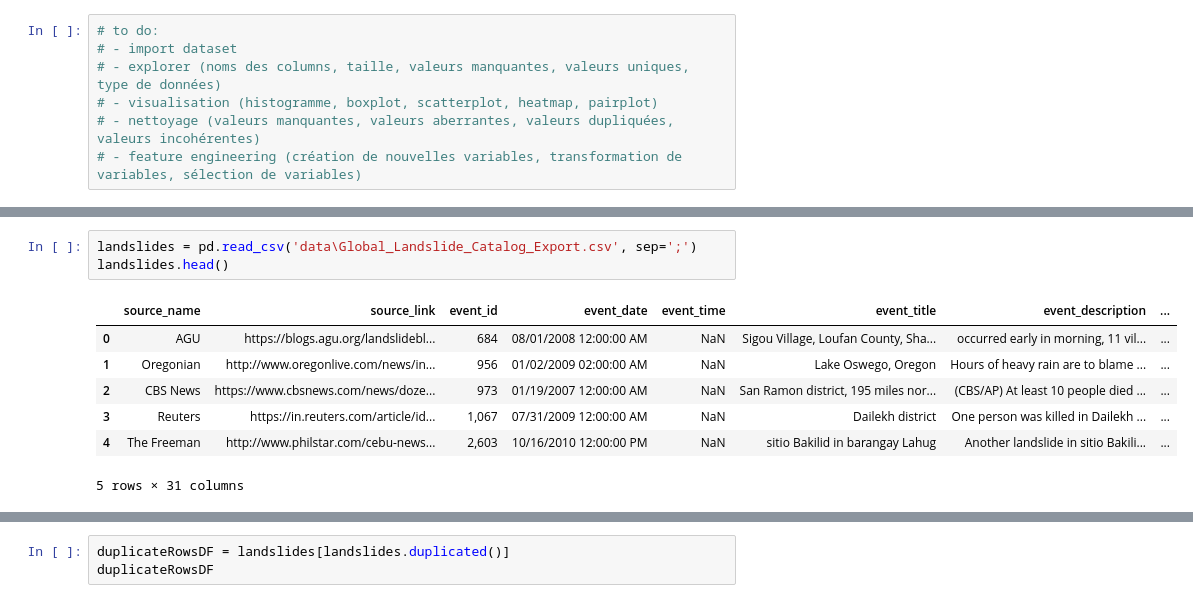
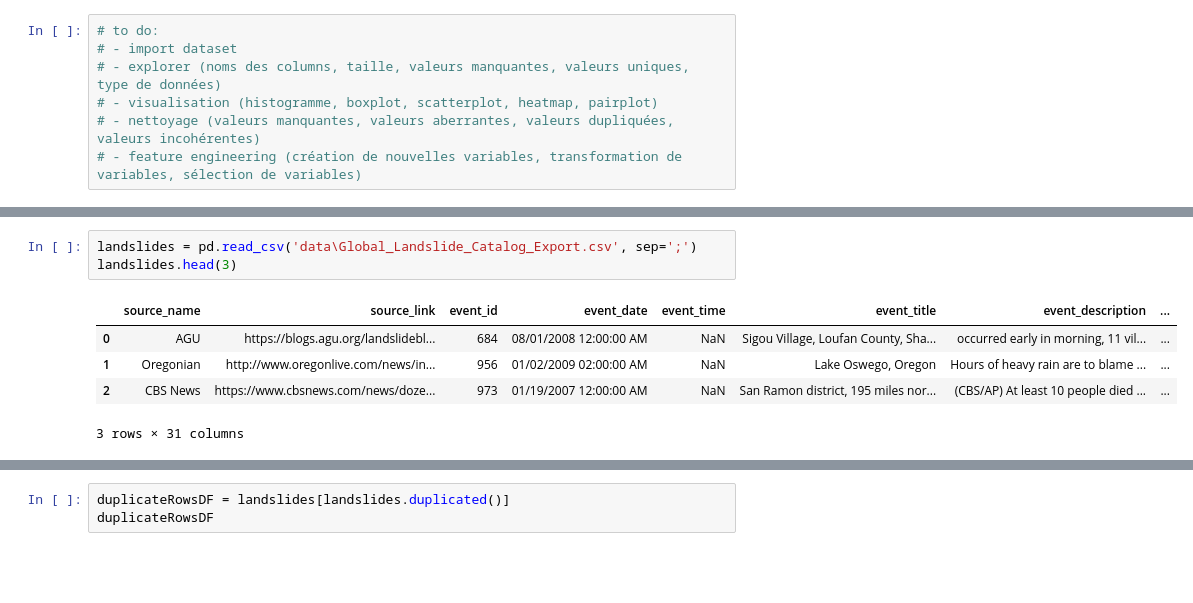
Before and after one commit to Mcrash01/Python-data-analysis, a Jupyter notebook: exploration.ipynb, the cells around one changed output, grey strips where cells are left out. Drawn from its saved outputs; the diff is of its cells as text; blank space fills up the shorter version.

```diff
--- a/exploration.ipynb
+++ b/exploration.ipynb
@@ -38,12 +38,10 @@ Requirement already satisfied: urllib3<3,>=1.21.1 in c:\users\victo\documents\es
 Note: you may need to restart the kernel to use updated packages.
 # %%
 landslides = pd.read_csv('data\Global_Landslide_Catalog_Export.csv', sep=';')
-landslides.head()
+landslides.head(3)
 # %% [output]
 |  | source_name | source_link | event_id | event_date | event_time | event_title | event_description | ... |
 | 0 | AGU | https://blogs.agu.org/landslidebl... | 684 | 08/01/2008 12:00:00 AM | NaN | Sigou Village, Loufan County, Sha... | occurred early in morning, 11 vil... | ... |
 | 1 | Oregonian | http://www.oregonlive.com/news/in... | 956 | 01/02/2009 02:00:00 AM | NaN | Lake Oswego, Oregon | Hours of heavy rain are to blame ... | ... |
 | 2 | CBS News | https://www.cbsnews.com/news/doze... | 973 | 01/19/2007 12:00:00 AM | NaN | San Ramon district, 195 miles nor... | (CBS/AP) At least 10 people died ... | ... |
-| 3 | Reuters | https://in.reuters.com/article/id... | 1,067 | 07/31/2009 12:00:00 AM | NaN | Dailekh district | One person was killed in Dailekh ... | ... |
-| 4 | The Freeman | http://www.philstar.com/cebu-news... | 2,603 | 10/16/2010 12:00:00 PM | NaN | sitio Bakilid in barangay Lahug | Another landslide in sitio Bakili... | ... |
-5 rows × 31 columns
+3 rows × 31 columns
```
Also changed, not shown: parts of 32 cells of this notebook.
